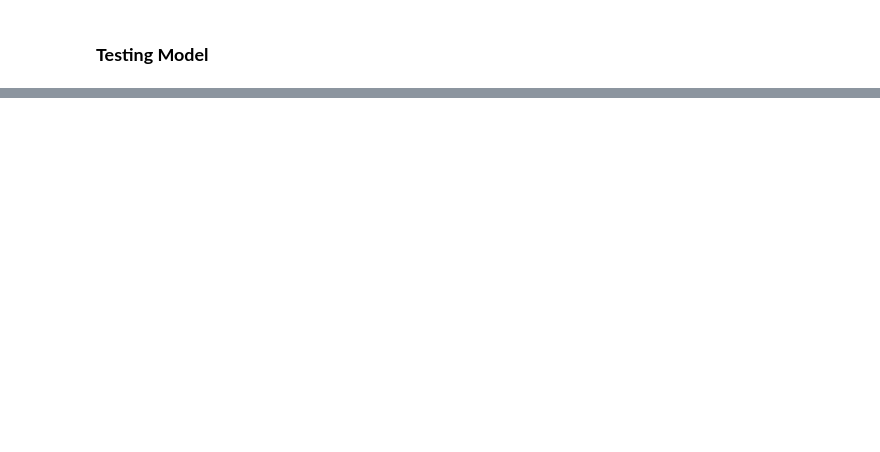
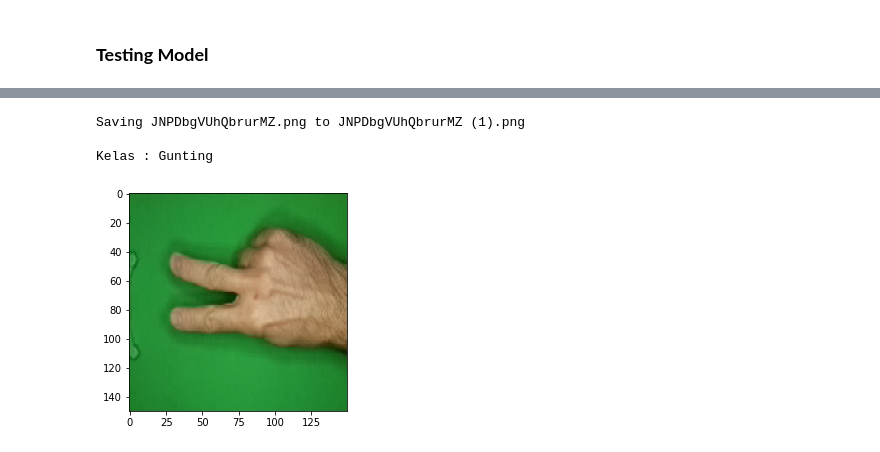
Before and after one commit to ShinyQ/CNN_Rock-Paper-Scissor-Classification, a Jupyter notebook: Rock_Paper_Scissor_Image_Classification.ipynb, the cells around one changed output, grey strips where cells are left out. Saved outputs shown, nothing was run; the diff lists cells and outputs as text; code cells hidden in the pictures; blank space fills up the shorter version.

```diff
--- a/Rock_Paper_Scissor_Image_Classification.ipynb
+++ b/Rock_Paper_Scissor_Image_Classification.ipynb
@@ -15,0 +91,6 @@ Email : kurniadiwijaya@student.telkomuniversity.ac.id
+# %%
+# Membuat Folder Dasar Untuk Train Dan Validation
+train_dir = make_dir(base_dir, 'train')
+val_dir = make_dir(base_dir, 'validation')
+
+!tree -d /tmp/rockpaperscissors
@@ -27,0 +327,20 @@ Email : kurniadiwijaya@student.telkomuniversity.ac.id
+# %%
+uploaded = files.upload()
+
+for fn in uploaded.keys():
+    path = fn
+    img = image.load_img(path, target_size=(150,150))
+    imgplot = plt.imshow(img)
+    x = image.img_to_array(img)
+    x = np.expand_dims(x, axis=0)
+
+    images = np.vstack([x])
+    classes = model.predict(images, batch_size=10)
+
+    if classes[0, 0] == 1:
+       print('\nKelas : Kertas\n')
+    elif classes[0, 1] == 1:
+       print('\nKelas : Batu\n')
+    else:
+       print('\nKelas : Gunting\n')
+# %% [output]
@@ -27,0 +348,4 @@ Email : kurniadiwijaya@student.telkomuniversity.ac.id
+Saving JNPDbgVUhQbrurMZ.png to JNPDbgVUhQbrurMZ (1).png
+
+Kelas : Gunting
+[figure, added]
```
Also changed, not shown: parts of 24 cells of this notebook.
